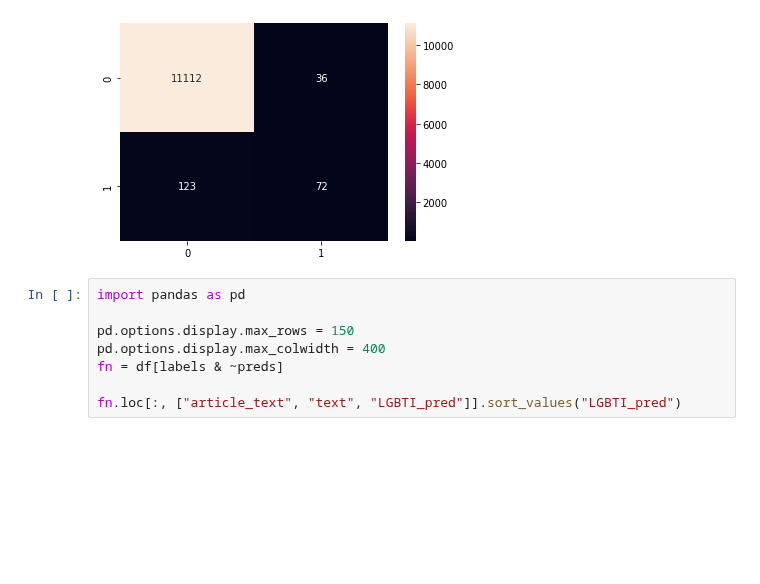
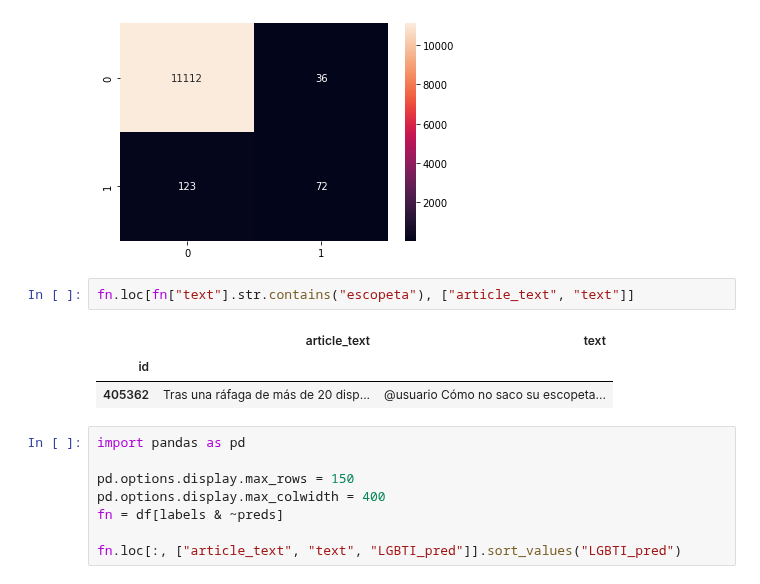
Before and after one commit to finiteautomata/contextualized-hatespeech-classification, a Jupyter notebook: notebooks/Error Analysis.ipynb, the cells around one changed output. Cells and saved outputs as stored; diff of their text form; blank space fills up the shorter version.

```diff
--- a/notebooks/Error Analysis.ipynb
+++ b/notebooks/Error Analysis.ipynb
@@ -98,6 +105,12 @@ sns.heatmap(confusion_matrix(labels, preds), annot=True, fmt="d")
 # %% [output]
 <AxesSubplot:>
 [figure]
+# %%
+fn.loc[fn["text"].str.contains("escopeta"), ["article_text", "text"]]
+# %% [output]
+|  | article_text | text |
+| id |  |  |
+| 405362 | Tras una ráfaga de más de 20 disp... | @usuario Cómo no saco su escopeta... |
 # %%
 import pandas as pd
 
```
Also changed, not shown: parts of 13 cells of this notebook.
